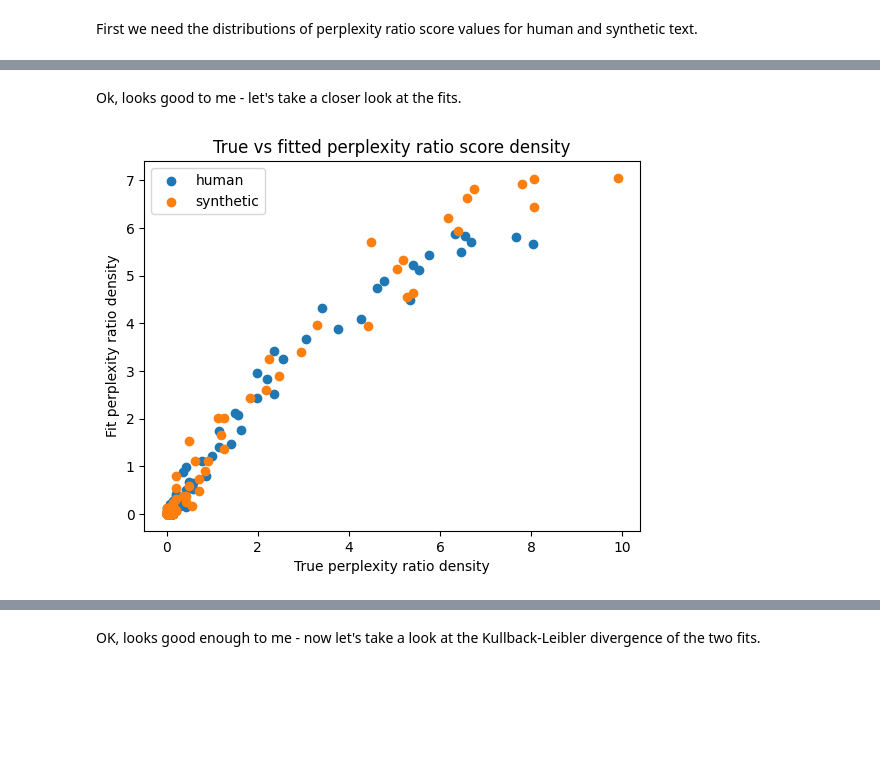
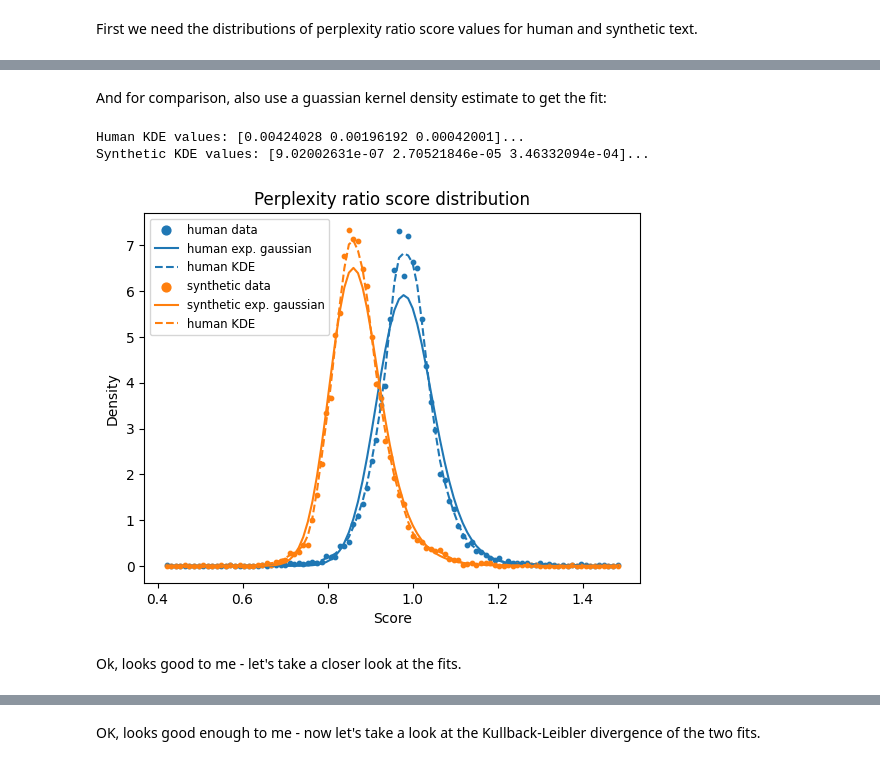
Before and after one commit to gperdrizet/llm_detector, a Jupyter notebook: classifier/notebooks/02-perplexity_ratio_score_finalized.ipynb, the cells around one changed output, grey strips where cells are left out. Cells and saved outputs as stored; diff of their text form; code cells hidden in the pictures; blank space fills up the shorter version.

```diff
--- a/classifier/notebooks/02-perplexity_ratio_score_finalized.ipynb
+++ b/classifier/notebooks/02-perplexity_ratio_score_finalized.ipynb
@@ -85,0 +59,12 @@ plt.show()
+# %%
+# Fit an exponential gaussian to the human and synthetic scores and get fitted values for
+# the bin centers calculated from the combined data
+print('\nHuman fit:')
+human_exp_gaussian = helper_funcs.exp_gaussian_fit(human_scores)
+human_exp_gaussian_values = human_exp_gaussian.pdf(bin_centers)
+print(f'  Fitted values: {human_exp_gaussian_values[:3]}...')
+
+print('\nSynthetic fit:')
+synthetic_exp_gaussian = helper_funcs.exp_gaussian_fit(synthetic_scores)
+synthetic_exp_gaussian_values = synthetic_exp_gaussian.pdf(bin_centers)
+print(f'  Fitted values: {synthetic_exp_gaussian_values[:3]}...')
@@ -86,12 +83,29 @@ plt.show()
+# %% [markdown]
+And for comparison, also use a guassian kernel density estimate to get the fit:
+# %%
+# Run the KDE and then get fitted values for the bin centers
+human_kde = gaussian_kde(human_scores)
+human_kde_values = human_kde.pdf(bin_centers)
+print(f'Human KDE values: {human_kde_values[:3]}...')
+
+synthetic_kde = gaussian_kde(synthetic_scores)
+synthetic_kde_values = synthetic_kde.pdf(bin_centers)
+print(f'Synthetic KDE values: {synthetic_kde_values[:3]}...')
+# %% [output]
+Human KDE values: [0.00424028 0.00196192 0.00042001]...
+Synthetic KDE values: [9.02002631e-07 2.70521846e-05 3.46332094e-04]...
+# %%
+plot_funcs.plot_score_distribution_fits(
+        'Perplexity ratio score distribution',
+        bin_centers,
+        human_density,
+        human_exp_gaussian_values,
+        human_kde_values,
+        synthetic_density,
+        synthetic_exp_gaussian_values,
+        synthetic_kde_values
+).show()
+# %% [output]
+[figure, added]
 # %% [markdown]
 Ok, looks good to me - let's take a closer look at the fits.
-# %%
-plt.title('True vs fitted perplexity ratio score density')
-plt.scatter(human_density, human_fitted_values, label = 'human')
-plt.scatter(synthetic_density, synthetic_fitted_values, label = 'synthetic')
-plt.legend(loc = 'upper left')
-plt.xlabel('True perplexity ratio density')
-plt.ylabel('Fit perplexity ratio density')
-plt.show()
-# %% [output]
-[figure, removed]
```
Also changed, not shown: parts of 24 cells of this notebook, 8 other files.
